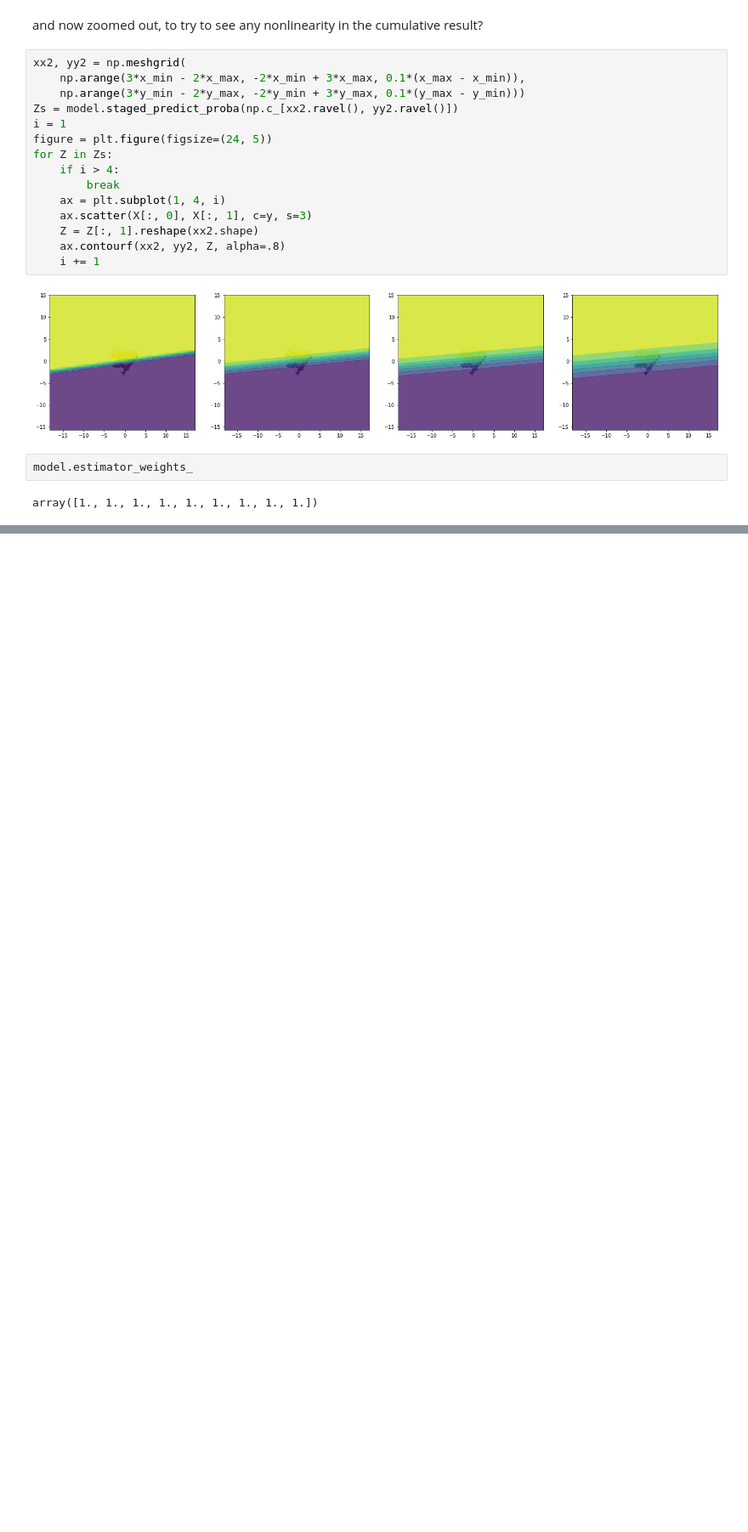
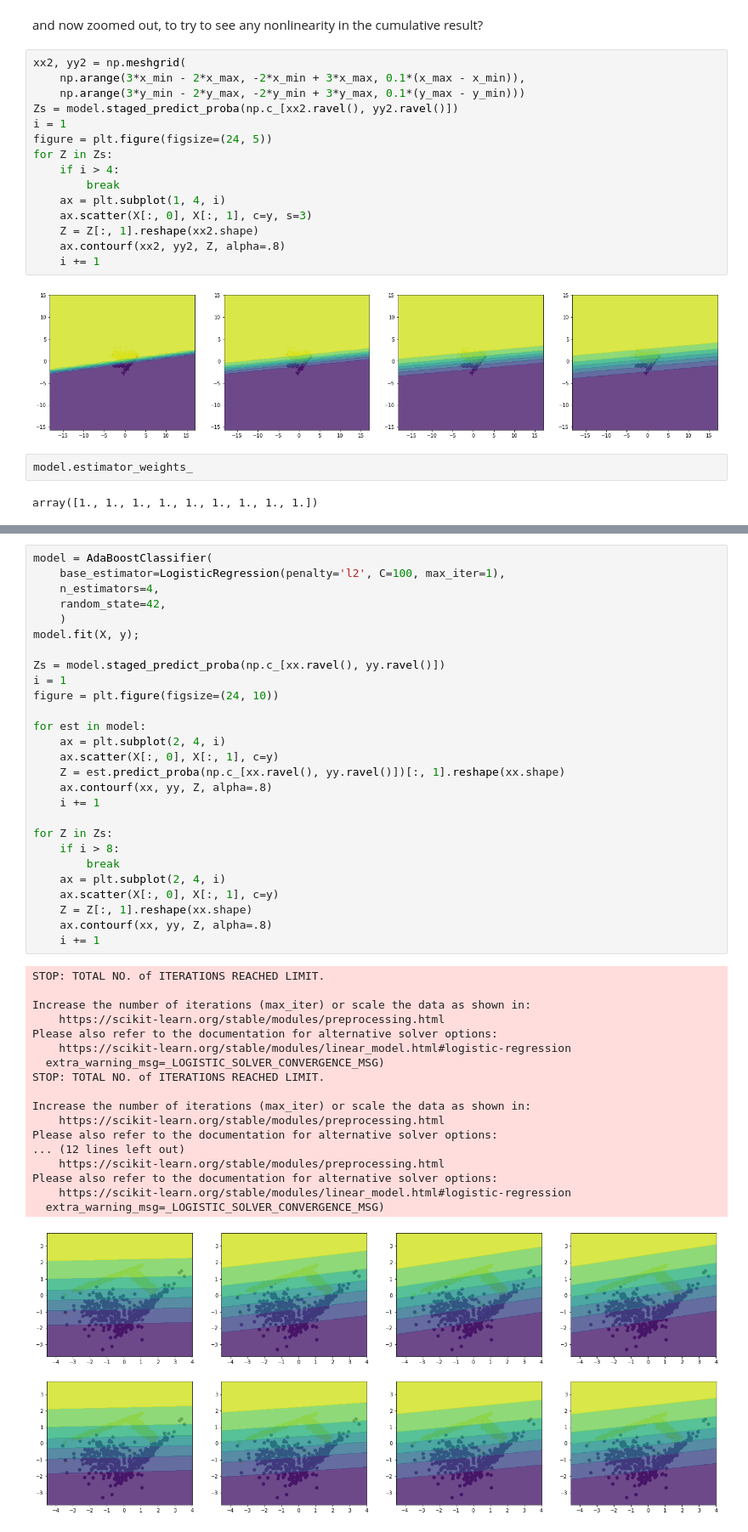
Before and after one commit to bmreiniger/datascience.stackexchange, a Jupyter notebook: CV483796.ipynb, the cells around one changed output, grey strips where cells are left out. Shown: that part at 85% size. Cells and saved outputs as stored; diff of their text form; blank space fills up the shorter version.

Commit message:
add non-converged logreg as base

```diff
--- a/CV483796.ipynb
+++ b/CV483796.ipynb
@@ -116,0 +119,46 @@ array([1., 1., 1., 1., 1., 1., 1., 1., 1.])
+# %%
+model = AdaBoostClassifier(
+    base_estimator=LogisticRegression(penalty='l2', C=100, max_iter=1),
+    n_estimators=4,
+    random_state=42,
+    )
+model.fit(X, y);
+
+Zs = model.staged_predict_proba(np.c_[xx.ravel(), yy.ravel()])
+i = 1
+figure = plt.figure(figsize=(24, 10))
+
+for est in model:
+    ax = plt.subplot(2, 4, i)
+    ax.scatter(X[:, 0], X[:, 1], c=y)
+    Z = est.predict_proba(np.c_[xx.ravel(), yy.ravel()])[:, 1].reshape(xx.shape)
+    ax.contourf(xx, yy, Z, alpha=.8)
+    i += 1
+
+for Z in Zs:
+    if i > 8:
+        break
+    ax = plt.subplot(2, 4, i)
+    ax.scatter(X[:, 0], X[:, 1], c=y)
+    Z = Z[:, 1].reshape(xx.shape)
+    ax.contourf(xx, yy, Z, alpha=.8)
+    i += 1
+# %% [output]
+STOP: TOTAL NO. of ITERATIONS REACHED LIMIT.
+
+Increase the number of iterations (max_iter) or scale the data as shown in:
+    https://scikit-learn.org/stable/modules/preprocessing.html
+Please also refer to the documentation for alternative solver options:
+    https://scikit-learn.org/stable/modules/linear_model.html#logistic-regression
+  extra_warning_msg=_LOGISTIC_SOLVER_CONVERGENCE_MSG)
+STOP: TOTAL NO. of ITERATIONS REACHED LIMIT.
+
+Increase the number of iterations (max_iter) or scale the data as shown in:
+    https://scikit-learn.org/stable/modules/preprocessing.html
+Please also refer to the documentation for alternative solver options:
+... (12 lines left out)
+    https://scikit-learn.org/stable/modules/preprocessing.html
+Please also refer to the documentation for alternative solver options:
+    https://scikit-learn.org/stable/modules/linear_model.html#logistic-regression
+  extra_warning_msg=_LOGISTIC_SOLVER_CONVERGENCE_MSG)
+[figure, added]
```
Also changed, not shown: parts of 1 cell of this notebook.
